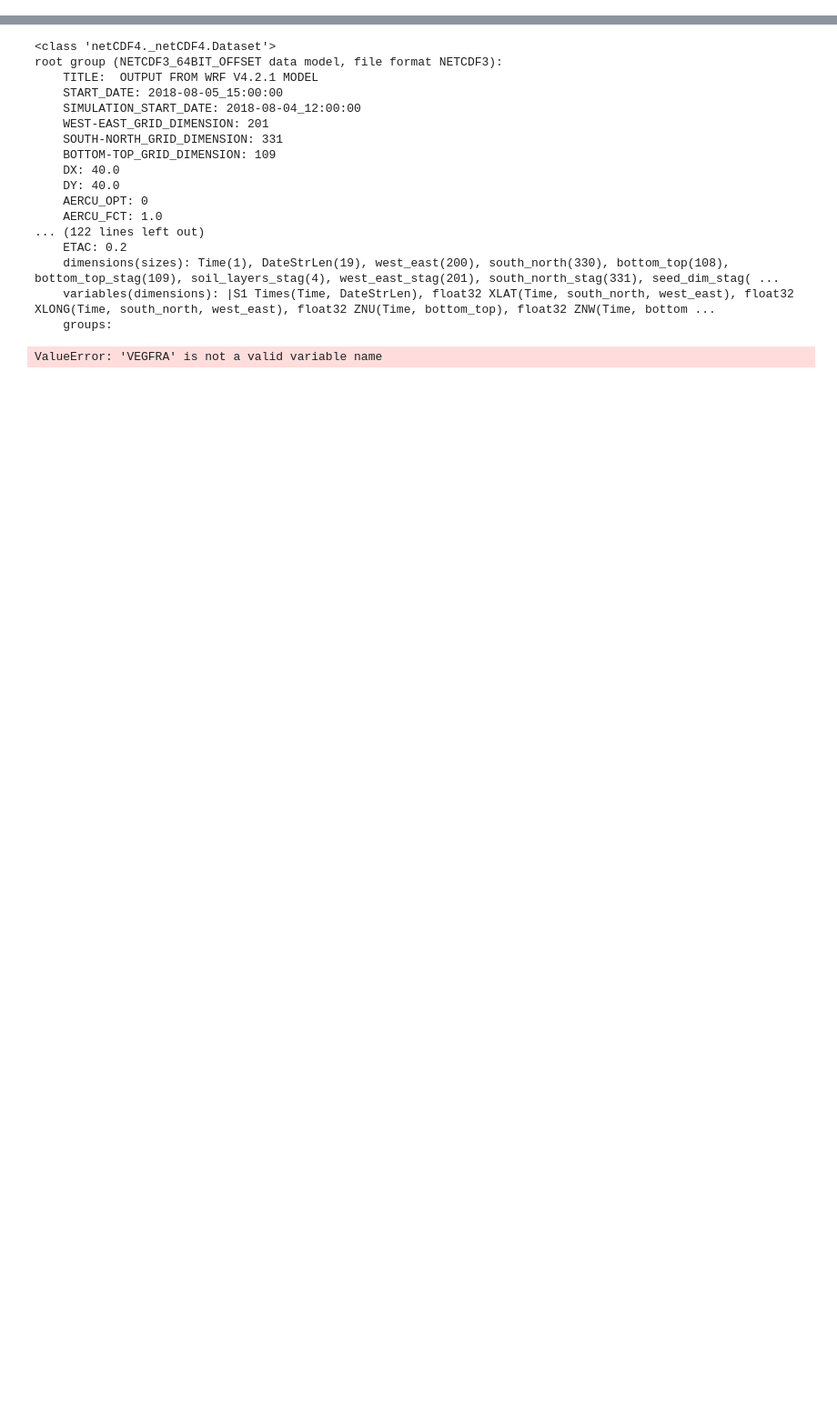
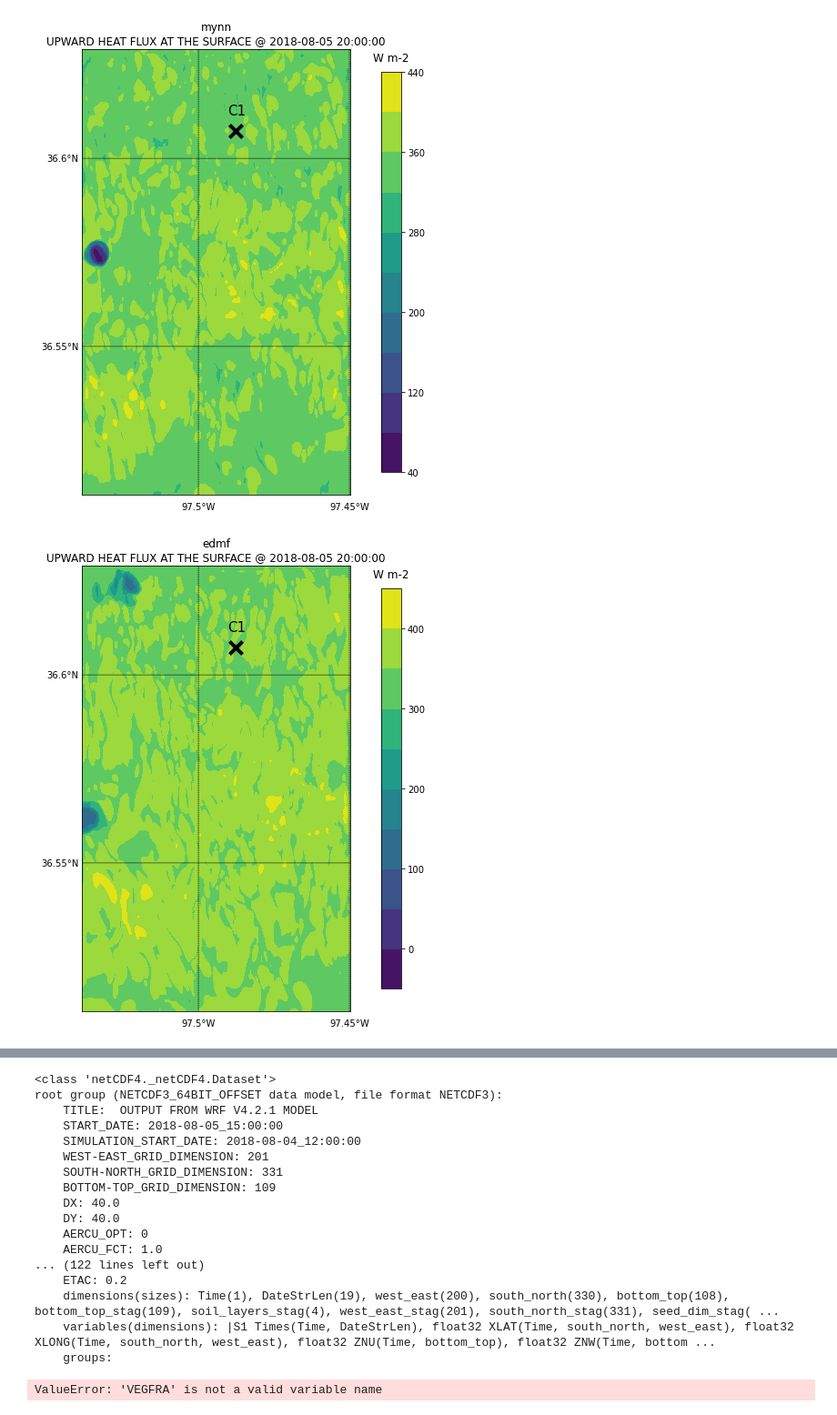
Before and after one commit to joejoeyjoseph/mmc-pnnl-j3, a Jupyter notebook: sgp/eagle/04a_auxout_xycontour.ipynb, the cells around one changed output, grey strips where cells are left out. Shown at 91% size. Cells and saved outputs as stored; diff of their text form; code cells hidden in the pictures; blank space fills up the shorter version.

```diff
--- a/sgp/eagle/04a_auxout_xycontour.ipynb
+++ b/sgp/eagle/04a_auxout_xycontour.ipynb
@@ -80,0 +85,11 @@ for row in ['mynn', 'edmf', 'mynn_1arcs']:
+# %%
+eval_date = '2018-08-05'
+hr = 20
+for row in ['mynn', 'edmf', 'mynn_all4-1arcs', 'mynn_d12-9s_d34-1s',
+            'mynn_d123-9s_d4-1s', 'mynn_all4-9arcs']:
+    date_col = data_dir_df[eval_date]
+    file = wrf_runs_dir+date_col[row]+'/wrfout_d04_'+eval_date+'_'+str(hr)+':00:00'
+    plot_c1contour(file, 'HFX', row)
+# %% [output]
+[figure, added]
+[figure, added]
```
Also changed, not shown: parts of 2 cells of this notebook, 2 other files.
